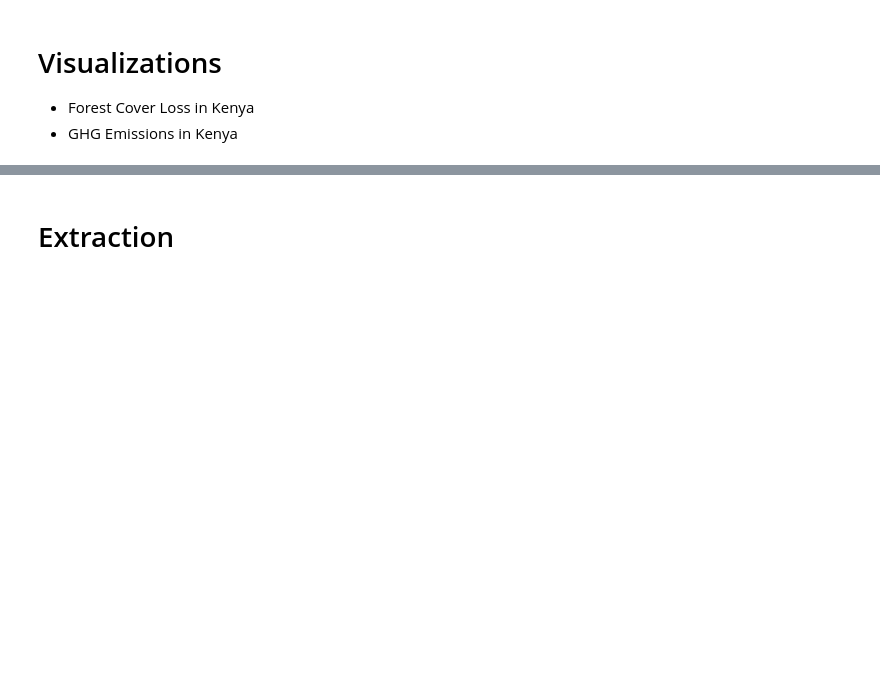
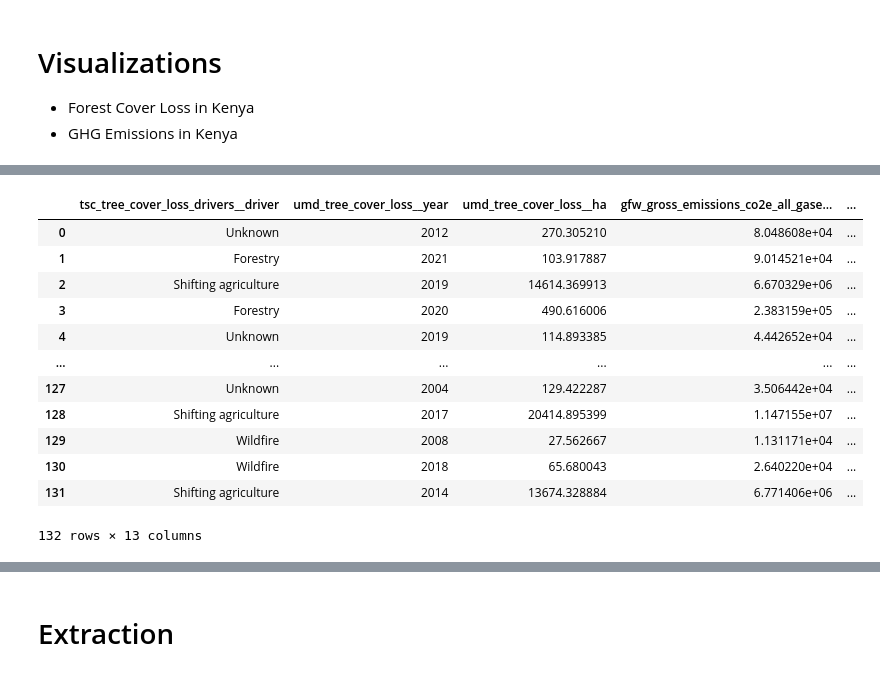
Before and after one commit to JosephRidge/ClimateChange-GHG, a Jupyter notebook: app.ipynb, the cells around one changed output, grey strips where cells are left out. Saved outputs shown, nothing was run; the diff lists cells and outputs as text; code cells hidden in the pictures; blank space fills up the shorter version.

Commit message:
model build

```diff
--- a/app.ipynb
+++ b/app.ipynb
@@ -507,0 +510,2 @@ param_grid = {
+# %%
+forest_cover_loss.reset_index(drop=True, inplace=True)
@@ -507,0 +528,39 @@ param_grid = {
+# %%
+# Create a decision tree classifier
+decision_tree = DecisionTreeClassifier(random_state=42)
+
+# Since the categories/ drivers of defforestration lack order we will incorporate One-hot encoding
+
+# Create an instance of the OneHotEncoder
+encoder = OneHotEncoder()
+
+# Encodes the categorical variable and converts it to a DataFrame
+encoded_df = pd.DataFrame(encoder.fit_transform(forest_cover_loss[["tsc_tree_cover_loss_drivers__driver"]]).toarray(), columns=encoder.get_feature_names_out(["tsc_tree_cover_loss_drivers__driver"]))
+
+# Concatenate the encoded DataFrame with the original DataFrame
+forest_cover_loss_encoded = pd.concat([forest_cover_loss, encoded_df], axis=1)
+
+# Drop the original categorical variable column
+forest_cover_loss_encoded.drop(columns=["tsc_tree_cover_loss_drivers__driver"], inplace=True)
+
+forest_cover_loss_encoded.columns
+
+
+# Train the decision tree model
+# decision_tree.fit(X_train, y_train)
+df_merged = pd.concat([forest_cover_loss, forest_cover_loss_encoded], axis=1)
+df_merged
+# %% [output]
+|  | tsc_tree_cover_loss_drivers__driver | umd_tree_cover_loss__year | umd_tree_cover_loss__ha | gfw_gross_emissions_co2e_all_gase... | ... |
+| 0 | Unknown | 2012 | 270.305210 | 8.048608e+04 | ... |
+| 1 | Forestry | 2021 | 103.917887 | 9.014521e+04 | ... |
+| 2 | Shifting agriculture | 2019 | 14614.369913 | 6.670329e+06 | ... |
+| 3 | Forestry | 2020 | 490.616006 | 2.383159e+05 | ... |
+| 4 | Unknown | 2019 | 114.893385 | 4.442652e+04 | ... |
+| ... | ... | ... | ... | ... | ... |
+| 127 | Unknown | 2004 | 129.422287 | 3.506442e+04 | ... |
+| 128 | Shifting agriculture | 2017 | 20414.895399 | 1.147155e+07 | ... |
+| 129 | Wildfire | 2008 | 27.562667 | 1.131171e+04 | ... |
+| 130 | Wildfire | 2018 | 65.680043 | 2.640220e+04 | ... |
+| 131 | Shifting agriculture | 2014 | 13674.328884 | 6.771406e+06 | ... |
+132 rows × 13 columns
```
Also changed, not shown: parts of 9 cells of this notebook.
